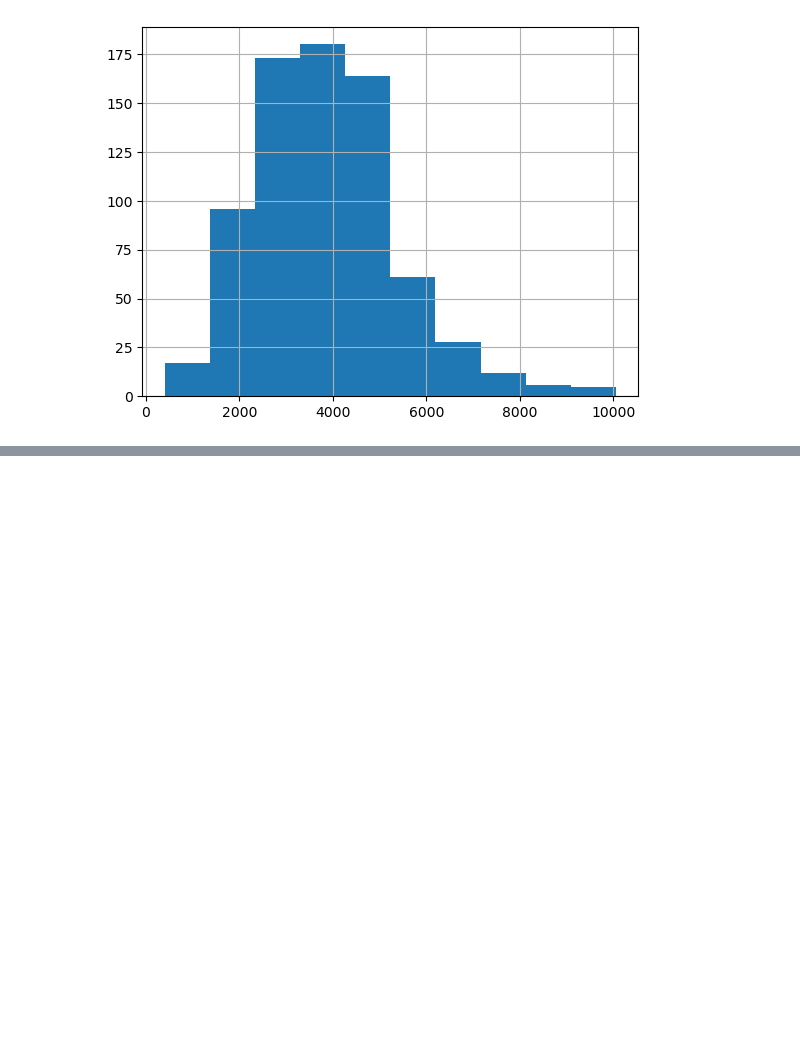
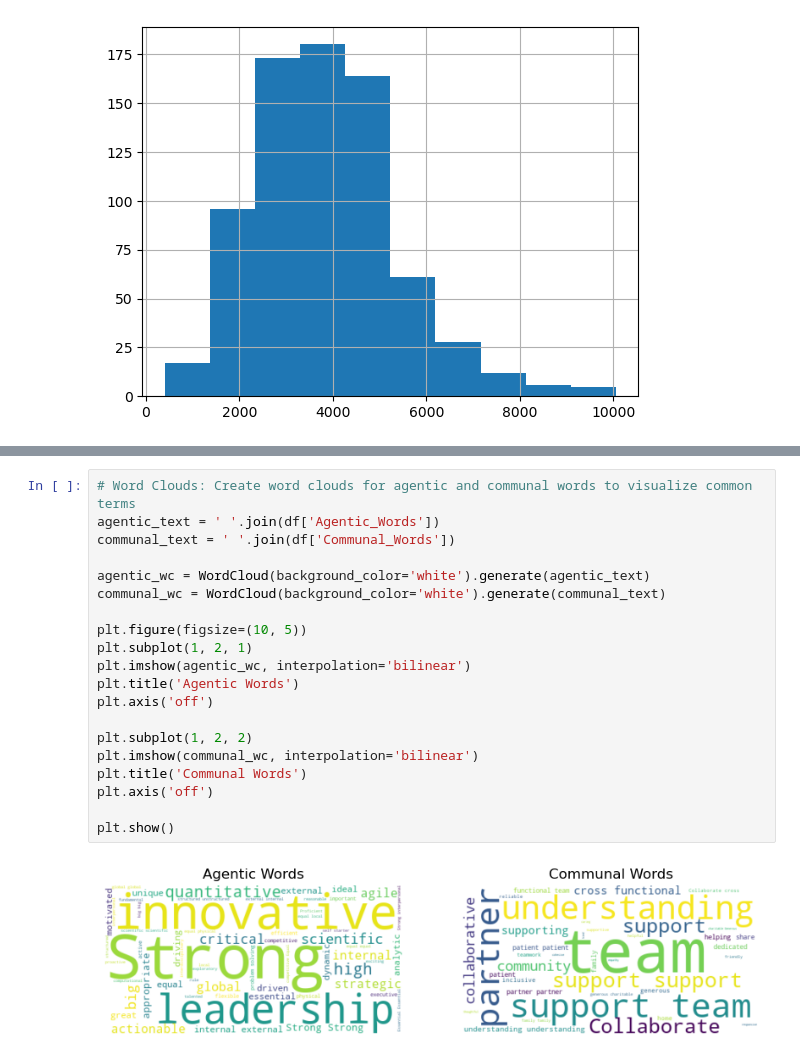
Before and after one commit to AnalysisKris/Finley_Capstone, a Jupyter notebook: EDA/eda.ipynb, the cells around one changed output, grey strips where cells are left out. Saved outputs shown, nothing was run; the diff lists cells and outputs as text; blank space fills up the shorter version.

```diff
--- a/EDA/eda.ipynb
+++ b/EDA/eda.ipynb
@@ -87,0 +115,22 @@ df['desc_len'].hist()
+# %%
+# Word Clouds: Create word clouds for agentic and communal words to visualize common terms
+agentic_text = ' '.join(df['Agentic_Words'])
+communal_text = ' '.join(df['Communal_Words'])
+
+agentic_wc = WordCloud(background_color='white').generate(agentic_text)
+communal_wc = WordCloud(background_color='white').generate(communal_text)
+
+plt.figure(figsize=(10, 5))
+plt.subplot(1, 2, 1)
+plt.imshow(agentic_wc, interpolation='bilinear')
+plt.title('Agentic Words')
+plt.axis('off')
+
+plt.subplot(1, 2, 2)
+plt.imshow(communal_wc, interpolation='bilinear')
+plt.title('Communal Words')
+plt.axis('off')
+
+plt.show()
+# %% [output]
+[figure, added]
```
Also changed, not shown: parts of 34 cells of this notebook, 1 other file.
